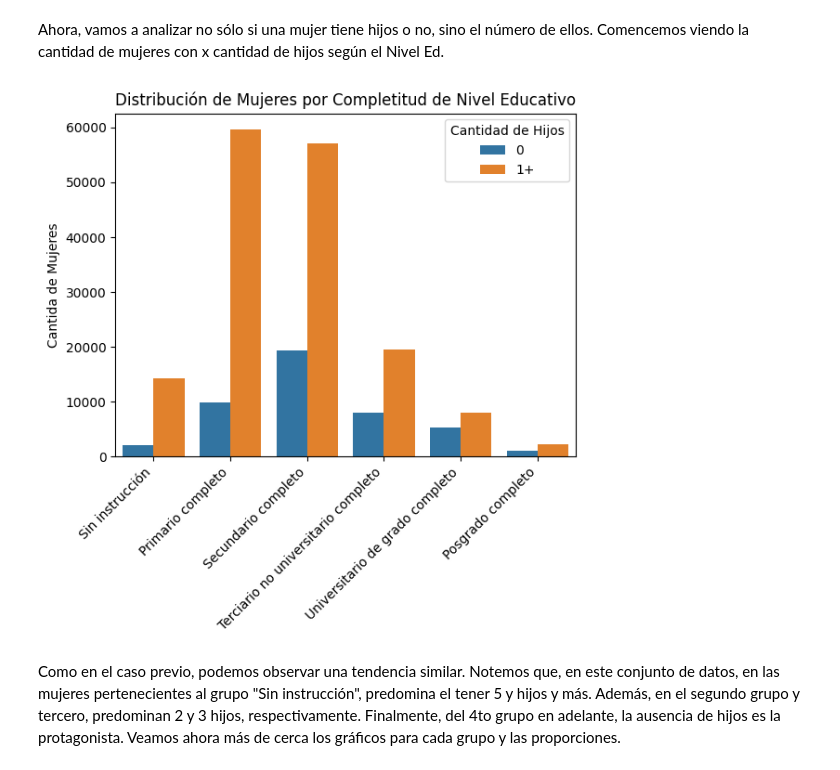
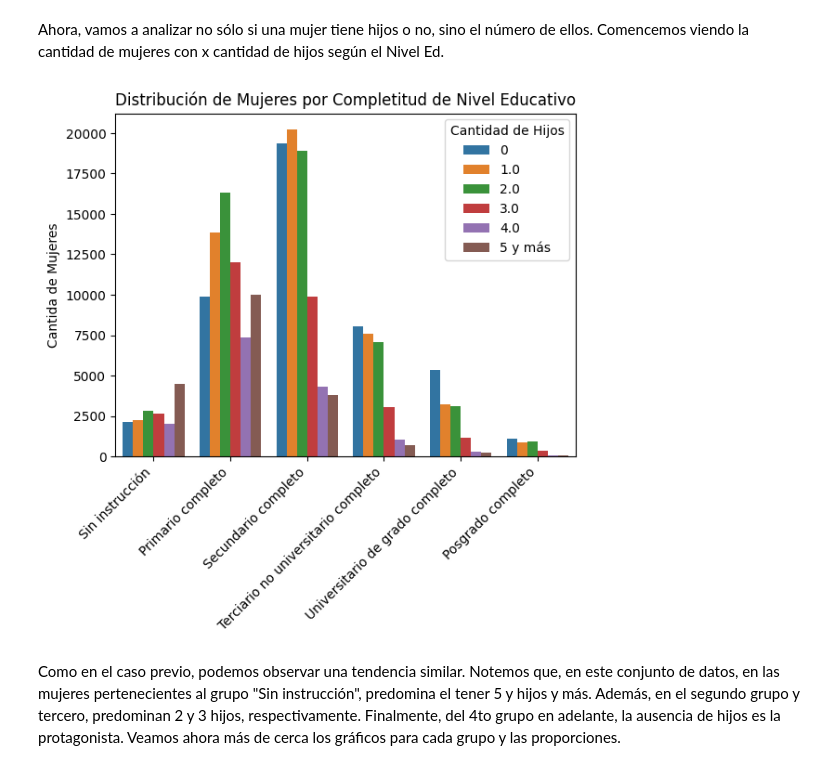
Before and after one commit to FernanZL/edu_wo_rel_ctes, a Jupyter notebook: Relation_Women_EdLevel_Ctes.ipynb, the cells around one changed output. Cells and saved outputs as stored; diff of their text form; code cells hidden in the pictures.

```diff
--- a/Relation_Women_EdLevel_Ctes.ipynb
+++ b/Relation_Women_EdLevel_Ctes.ipynb
@@ -513,23 +501,23 @@ Ahora, vamos a analizar no sólo si una mujer tiene hijos o no, sino el número
 # %%
 # Melt the DataFrame to long format
 df_melted_2 = pd.melt(df_no_tot, id_vars=[aux_c1,
                                                               aux_c2],
                     value_vars=[0, 1.0,2.0,3.0,4.0,'5 y más'],
                     var_name='Component', value_name='Value')
 
 # Create the barplot
-sns.barplot(data=df_melted,
+sns.barplot(data=df_melted_2,
             x=aux_c1,
             y='Value',
             hue='Component')
 plt.legend(title='Cantidad de Hijos')
 plt.title('Distribución de Mujeres por Completitud de Nivel Educativo')
 plt.xlabel('')
 plt.ylabel('Cantida de Mujeres')
 plt.xticks(rotation=45, ha='right')  # Rotate x-axis labels for better visibility
 plt.show()
 # %% [output]
-[figure, old version]
+[figure, new version]
 # %% [markdown]
 Como en el caso previo, podemos observar una tendencia similar. Notemos que, en este conjunto de datos, en las mujeres pertenecientes al grupo "Sin instrucción", predomina el tener 5 y hijos y más. Además, en el segundo grupo y tercero, predominan 2 y 3 hijos, respectivamente. Finalmente, del 4to grupo en adelante, la ausencia de hijos es la protagonista. Veamos ahora más de cerca los gráficos para cada grupo y las proporciones.
 # %%
```
Also changed, not shown: parts of 3 cells of this notebook.
